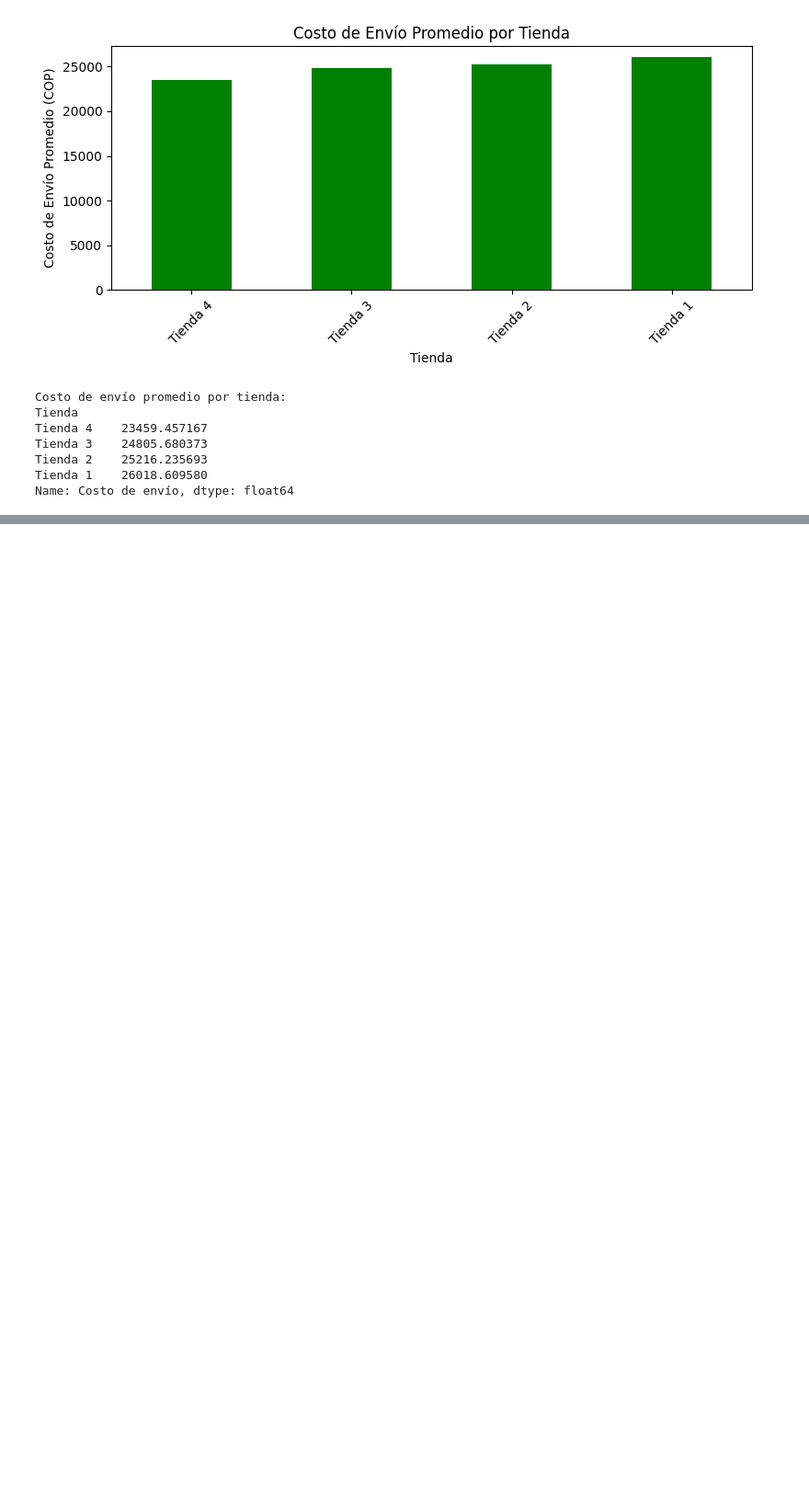
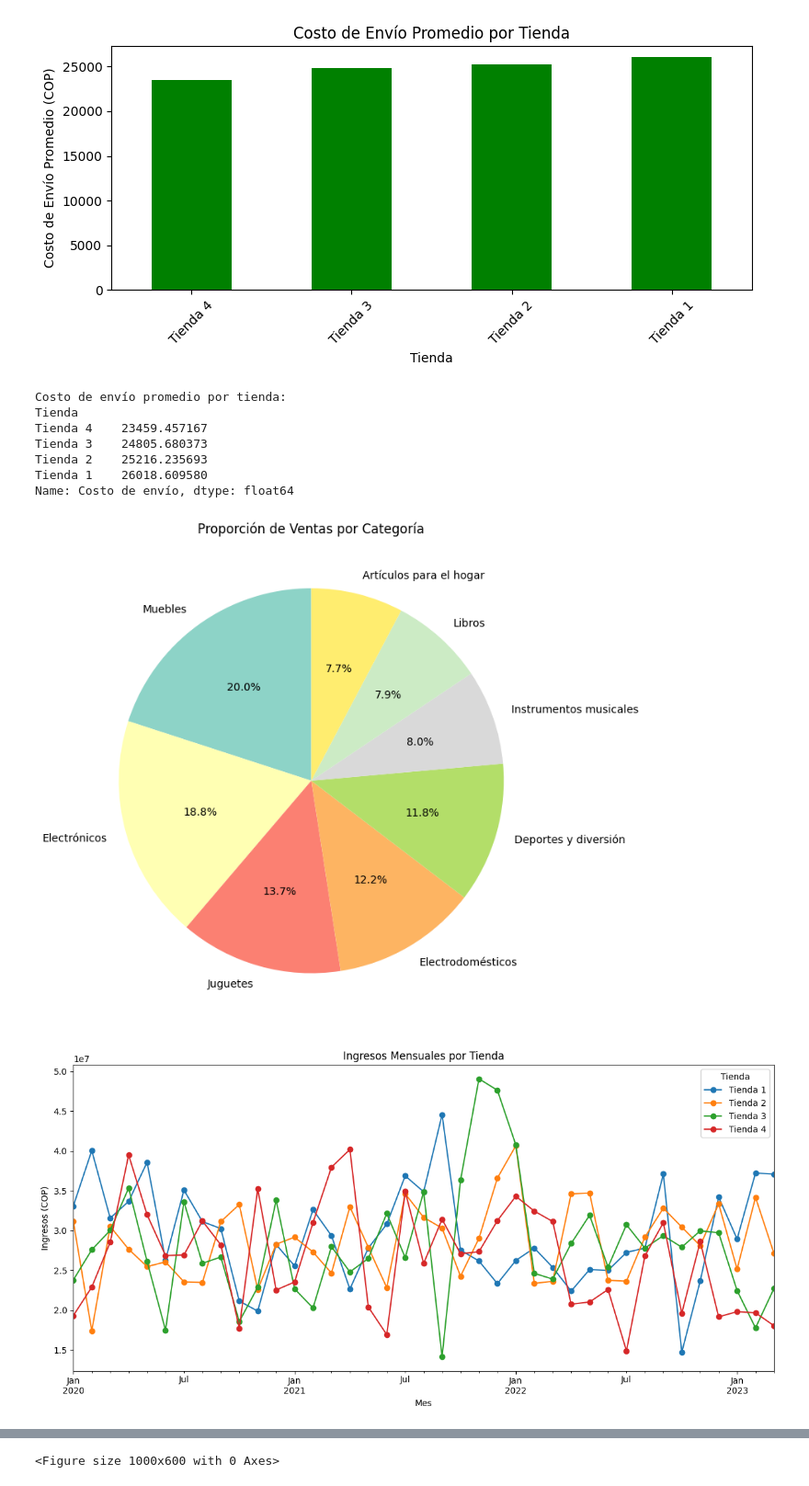
Before and after one commit to JNGRIDE/challenge1-data-science-latam, a Jupyter notebook: AluraStoreLatam.ipynb, the cells around one changed output, grey strips where cells are left out. Shown at 92% size. Saved outputs shown, nothing was run; the diff lists cells and outputs as text; code cells hidden in the pictures; blank space fills up the shorter version.

Commit message:
Se completó el análisis de los datos de Alura Store Latam con los gráficos y tablas necesarias.

```diff
--- a/AluraStoreLatam.ipynb
+++ b/AluraStoreLatam.ipynb
@@ -337,3 +332,66 @@ Tienda 3    24805.680373
 Tienda 2    25216.235693
 Tienda 1    26018.609580
 Name: Costo de envío, dtype: float64
+# %%
+import numpy as np
+
+# 1. Gráfico de pastel: proporción de ventas por categoría
+ventas_por_categoria = tiendas_combinadas['Categoría del Producto'].value_counts()
+plt.figure(figsize=(8, 8))
+ventas_por_categoria.plot(kind='pie', autopct='%1.1f%%', startangle=90, cmap='Set3')
+plt.title('Proporción de Ventas por Categoría')
+plt.ylabel('')
+plt.tight_layout()
+plt.show()
+
+# 2. Gráfico de líneas: ingresos mensuales por tienda
+tiendas_combinadas['Mes'] = tiendas_combinadas['Fecha de Compra'].dt.to_period('M')
+ingresos_mensuales = tiendas_combinadas.groupby(['Mes', 'Tienda'])['Precio'].sum().unstack()
+ingresos_mensuales.plot(figsize=(12,6), marker='o')
+plt.title('Ingresos Mensuales por Tienda')
+plt.xlabel('Mes')
+plt.ylabel('Ingresos (COP)')
+plt.legend(title='Tienda')
+plt.tight_layout()
+plt.show()
+
+# 3. Gráfico de dispersión: relación entre precio y costo de envío
+plt.figure(figsize=(8,6))
+plt.scatter(tiendas_combinadas['Precio'], tiendas_combinadas['Costo de envío'], alpha=0.5)
+plt.title('Relación entre Precio y Costo de Envío')
+plt.xlabel('Precio')
+plt.ylabel('Costo de Envío')
+plt.tight_layout()
+plt.show()
+
+# 4. Boxplot: distribución de precios por tienda
+plt.figure(figsize=(10,6))
+tiendas_combinadas.boxplot(column='Precio', by='Tienda')
+plt.title('Distribución de Precios por Tienda')
+plt.suptitle('')
+plt.xlabel('Tienda')
+plt.ylabel('Precio')
+plt.tight_layout()
+plt.show()
+
+# 5. Heatmap con Matplotlib y Numpy
+ventas_heatmap = tiendas_combinadas.pivot_table(index='Tienda', columns='Categoría del Producto', values='Producto', aggfunc='count', fill_value=0)
+plt.figure(figsize=(10,6))
+plt.imshow(ventas_heatmap, cmap='YlGnBu', aspect='auto')
+plt.colorbar(label='Cantidad de Ventas')
+plt.xticks(ticks=np.arange(len(ventas_heatmap.columns)), labels=ventas_heatmap.columns, rotation=45, ha='right')
+plt.yticks(ticks=np.arange(len(ventas_heatmap.index)), labels=ventas_heatmap.index)
+plt.title('Cantidad de Ventas por Tienda y Categoría')
+plt.xlabel('Categoría')
+plt.ylabel('Tienda')
+
+# Mostrar los valores en cada celda
+for i in range(len(ventas_heatmap.index)):
+    for j in range(len(ventas_heatmap.columns)):
+        plt.text(j, i, int(ventas_heatmap.iloc[i, j]), ha='center', va='center', color='black', fontsize=8)
+
+plt.tight_layout()
+plt.show()
+# %% [output]
+[figure, added]
+[figure, added]
@@ -339,0 +399 @@ Name: Costo de envío, dtype: float64
+<Figure size 1000x600 with 0 Axes>
```
Also changed, not shown: parts of 3 cells of this notebook.
